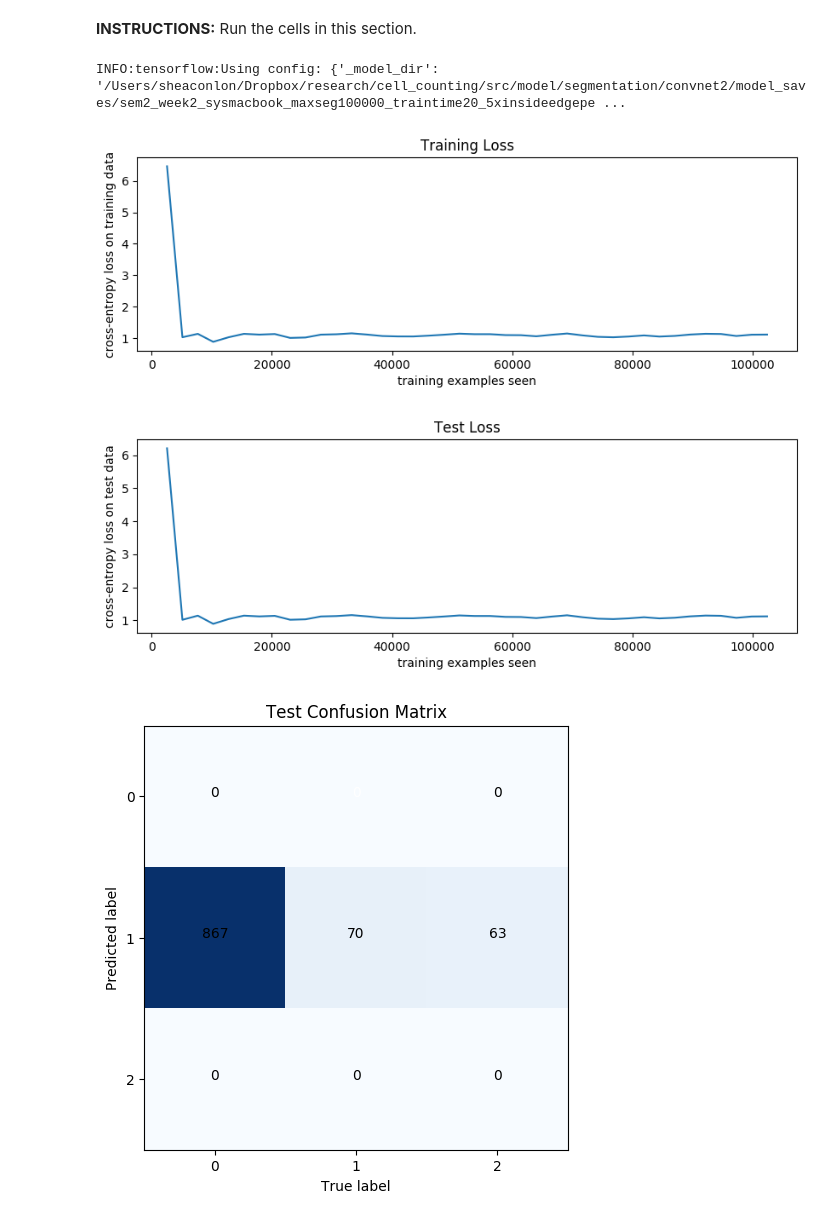
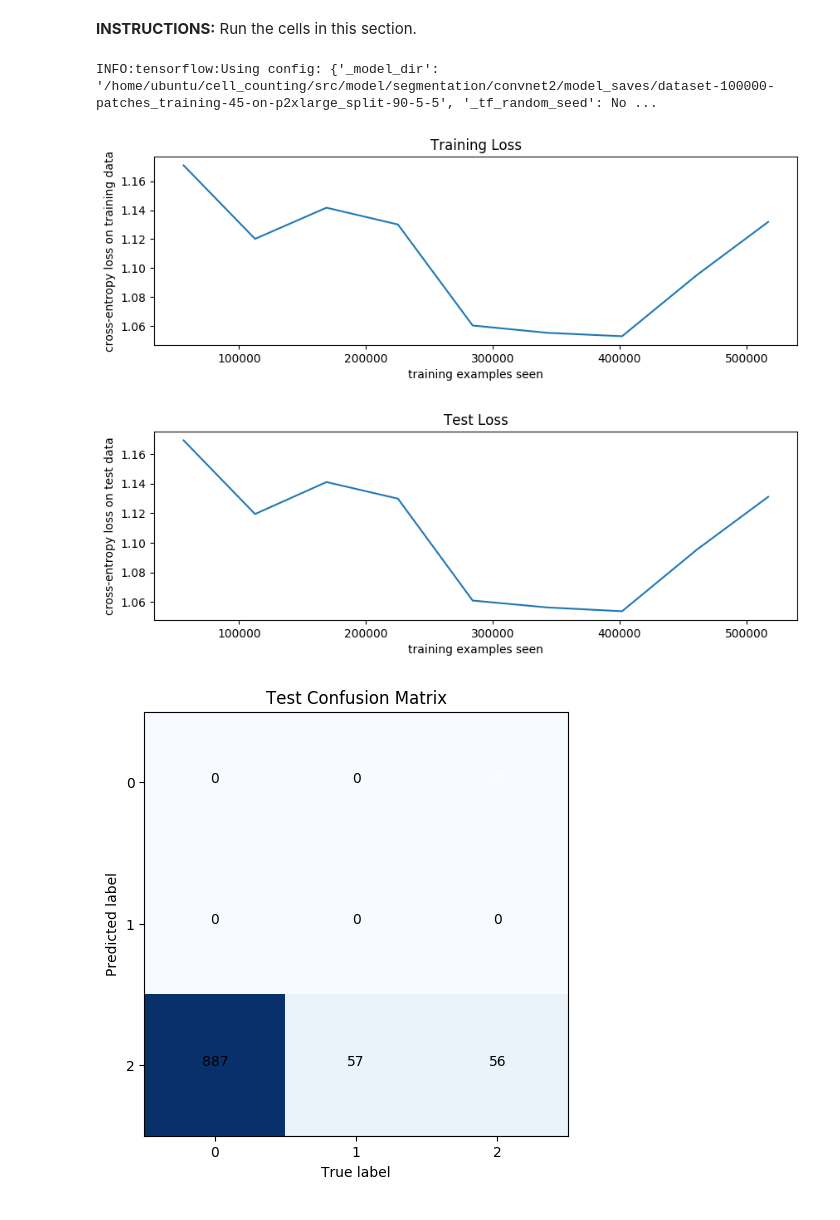
Before and after one commit to sheaconlon/cell_counting2, a Jupyter notebook: src/model/segmentation/convnet2/convnet2.ipynb, the cells around one changed output. Saved outputs shown, nothing was run; the diff lists cells and outputs as text; code cells hidden in the pictures.

Commit message:
run segmentation/convnet2 on AWS

```diff
--- a/src/model/segmentation/convnet2/convnet2.ipynb
+++ b/src/model/segmentation/convnet2/convnet2.ipynb
@@ -12,8 +12,8 @@ for module in (dataset, visualization, preprocess, metric, model, neural_net, co
 **INSTRUCTIONS:** Set the constants in the following cell appropriately, then run the cells in this section.
 # %%
 # Some run-specific constants.
-PACKAGE_ROOT = "/Users/sheaconlon/Dropbox/research/cell_counting"
-MODEL_NAME = "sem2_week2_sysmacbook_maxseg100000_traintime20_5xinsideedgepenalty_1/5xinsideedgefrequency"
+PACKAGE_ROOT = "/home/ubuntu/cell_counting"
+MODEL_NAME = "dataset-100000-patches_training-45-on-p2xlarge_split-90-5-5"
 # %%
 # Import some other packages.
 from IPython import display
@@ -22,7 +22,7 @@ import os
 # %%
 # Some paths.
 MODEL_ROOT = os.path.join(PACKAGE_ROOT, "src/model/segmentation/convnet2")
-DATASETS_ROOT = os.path.join(MODEL_ROOT, "datasets_100000")
+DATASETS_ROOT = os.path.join(MODEL_ROOT, "dataset-100000-patches")
 MODEL_SAVES_ROOT = os.path.join(MODEL_ROOT, "model_saves")
 # %%
 # Configure matplotlib.
@@ -80,7 +80,7 @@ PATCH_SIZE = 61
 MAX_PATCHES = 100_000
 RGB_MAX = 255
 SEGMENT_SIZE = 5000
-CLASS_DIST = {0: 1 - 2*(1/3)/5, 1: (1/3)/5, 2: (1/3)/5}
+CLASS_DIST = {0: 0.9, 1: 0.05, 2: 0.05}
 
 def extract_patches(example):
     image, mask = example
@@ -144,7 +144,7 @@ NUM_CLASSES = 3
 class_dist = [CLASS_DIST[i] for i in range(NUM_CLASSES)]
 net = convnet2.ConvNet2(os.path.join(MODEL_SAVES_ROOT, MODEL_NAME), 120, train.size(), class_dist=class_dist)
 # %% [output]
-INFO:tensorflow:Using config: {'_model_dir': '/Users/sheaconlon/Dropbox/research/cell_counting/src/model/segmentation/convnet2/model_saves/sem2_week2_sysmacbook_maxseg100000_traintime20_5xinsideedgepe ...
+INFO:tensorflow:Using config: {'_model_dir': '/home/ubuntu/cell_counting/src/model/segmentation/convnet2/model_saves/dataset-100000-patches_training-45-on-p2xlarge_split-90-5-5', '_tf_random_seed': No ...
 # %%
 # Create some metrics.
 METRIC_BATCH_SIZE = 1000
@@ -176,16 +176,16 @@ def plot_metrics():
     visualization.plot_confusion_matrix(ys[-1], "Nonexclusive Test Confusion Matrix", 5, 5)
 # %%
 # Alternately train and evaluate the net for 20 minutes.
-TRAIN_MINS = 20
-REPORT_MINS = 1
+TRAIN_MINS = 45
+REPORT_MINS = 5
 SECS_PER_MIN = 60
 
 for _ in range(TRAIN_MINS//REPORT_MINS):
     net.train(train, REPORT_MINS*SECS_PER_MIN)
     net.evaluate(metrics)
     display.clear_output()
     plot_metrics()
 # %% [output]
-[figure, old version]
+[figure, new version]
-[figure, old version]
+[figure, new version]
-[figure, old version]
+[figure, new version]
```
Also changed, not shown: parts of 3 cells of this notebook.
